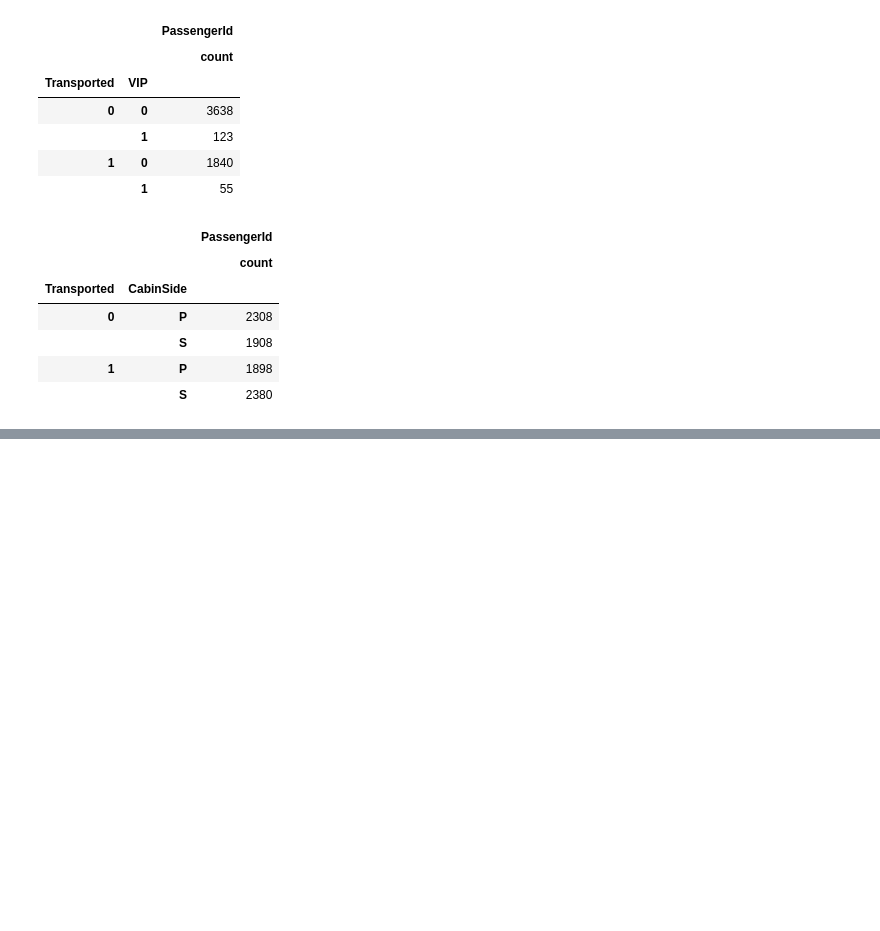
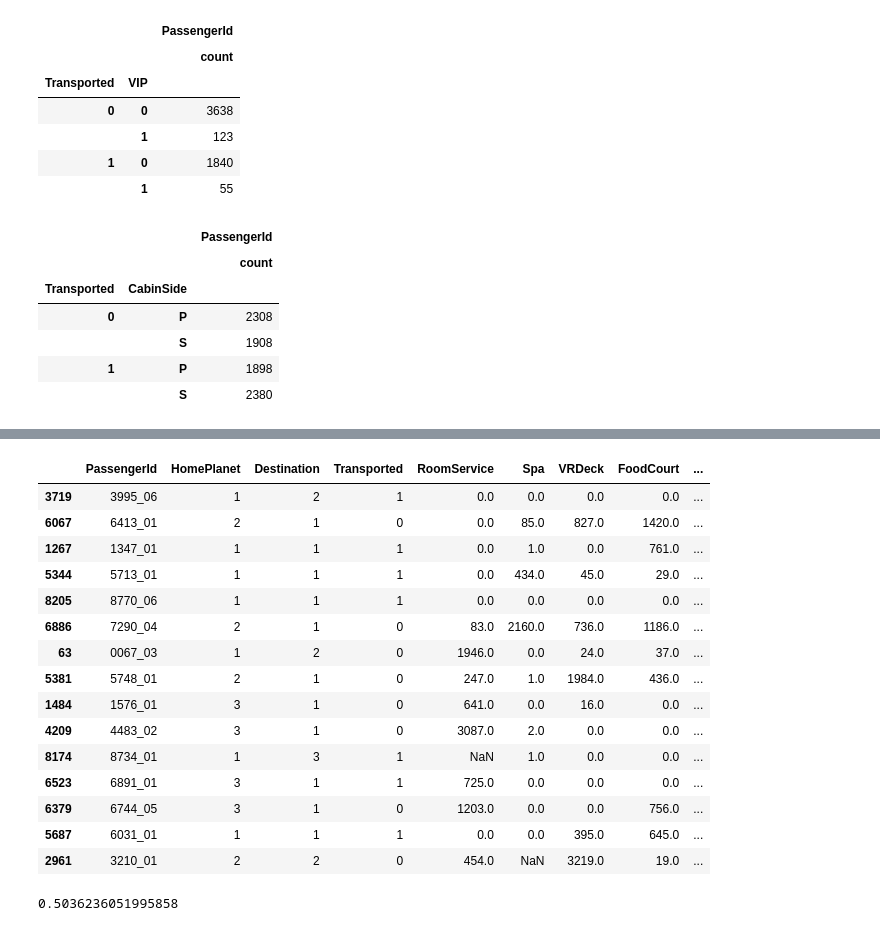
Before and after one commit to ViktoriaTsuba/DS05_tsuba, a Jupyter notebook: specesheep_titanic.ipynb, the cells around one changed output, grey strips where cells are left out. Cells and saved outputs as stored; diff of their text form; code cells hidden in the pictures; blank space fills up the shorter version.

```diff
--- a/specesheep_titanic.ipynb
+++ b/specesheep_titanic.ipynb
@@ -370,0 +772,3 @@ Transported
+# %%
+df_agg_vr0 = df[(df.CryoSleep == 0)][["Transported", "VRBand", "HomePlanet"]].groupby(["VRBand", "HomePlanet"], dropna=False).agg(["count", "sum", "mean"])["Transported"]
+df_agg_vr0
@@ -370,0 +813,3 @@ Transported
+# %%
+df_agg_sm0 = df[(df.CryoSleep == 0)][["Transported", "SMBand", "HomePlanet"]].groupby(["SMBand", "HomePlanet"], dropna=False).agg(["count", "sum", "mean"])["Transported"]
+df_agg_sm0
@@ -370,0 +831,59 @@ Transported
+# %%
+def transopted_calc(row) -> int:
+    result = 0
+    hp, dest, cs, age = 0, 0, 0, 0
+    dest0, fc0, rs0, spa0, vr0, sm0 = 0, 0, 0, 0, 0, 0
+
+    if row.CryoSleep == 1:
+        hp = df_agg_hp["mean"][row.HomePlanet]
+        dest = df_agg_dest["mean"][row.Destination]
+        cs = df_agg_cs["mean"][row.CabinSide]
+        age = df_agg_age["mean"][row.Age_band]
+
+        result = round((hp + dest + cs + age)/4, 4)
+
+        #0.8176
+        res_calc = lambda x : 1 if result >= 0.8176 else 0
+        result = res_calc(result)
+
+    elif row.CryoSleep == 0:
+
+        dest0 = df_agg_dest0["mean"][row.Destination]
+        fc0 = df_agg_fc0["mean"][row.FCBand][row.HomePlanet]
+        rs0 = df_agg_rs0["mean"][row.RSBand][row.HomePlanet]
+        spa0 = df_agg_spa0["mean"][row.SpaBand][row.HomePlanet]
+        vr0 = df_agg_vr0["mean"][row.VRBand][row.HomePlanet]
+        sm0 = df_agg_sm0["mean"][row.SMBand][row.HomePlanet]
+
+        result = round((fc0 + rs0 + spa0 + vr0 + sm0 + dest0)/6, 4)
+
+        #0.335
+        res_calc = lambda x : 1 if result >= 0.335 else 0
+        result = res_calc(result)
+
+    return result
+
+df["Transportded_test"] = df.apply(transopted_calc, axis=1)
+# %%
+df[df.CryoSleep == 0][["PassengerId", "HomePlanet", "Destination", "Transported", "RoomService", "Spa", "VRDeck", "FoodCourt", "ShoppingMall", "Transportded_test"]].sample(15)
+# %% [output]
+|  | PassengerId | HomePlanet | Destination | Transported | RoomService | Spa | VRDeck | FoodCourt | ... |
+| 3719 | 3995_06 | 1 | 2 | 1 | 0.0 | 0.0 | 0.0 | 0.0 | ... |
+| 6067 | 6413_01 | 2 | 1 | 0 | 0.0 | 85.0 | 827.0 | 1420.0 | ... |
+| 1267 | 1347_01 | 1 | 1 | 1 | 0.0 | 1.0 | 0.0 | 761.0 | ... |
+| 5344 | 5713_01 | 1 | 1 | 1 | 0.0 | 434.0 | 45.0 | 29.0 | ... |
+| 8205 | 8770_06 | 1 | 1 | 1 | 0.0 | 0.0 | 0.0 | 0.0 | ... |
+| 6886 | 7290_04 | 2 | 1 | 0 | 83.0 | 2160.0 | 736.0 | 1186.0 | ... |
+| 63 | 0067_03 | 1 | 2 | 0 | 1946.0 | 0.0 | 24.0 | 37.0 | ... |
+| 5381 | 5748_01 | 2 | 1 | 0 | 247.0 | 1.0 | 1984.0 | 436.0 | ... |
+| 1484 | 1576_01 | 3 | 1 | 0 | 641.0 | 0.0 | 16.0 | 0.0 | ... |
+| 4209 | 4483_02 | 3 | 1 | 0 | 3087.0 | 2.0 | 0.0 | 0.0 | ... |
+| 8174 | 8734_01 | 1 | 3 | 1 | NaN | 1.0 | 0.0 | 0.0 | ... |
+| 6523 | 6891_01 | 3 | 1 | 1 | 725.0 | 0.0 | 0.0 | 0.0 | ... |
+| 6379 | 6744_05 | 3 | 1 | 0 | 1203.0 | 0.0 | 0.0 | 756.0 | ... |
+| 5687 | 6031_01 | 1 | 1 | 1 | 0.0 | 0.0 | 395.0 | 645.0 | ... |
+| 2961 | 3210_01 | 2 | 2 | 0 | 454.0 | NaN | 3219.0 | 19.0 | ... |
+# %%
+df["Transported"].sum()/df["Transported"].count()
+# %% [output]
+0.5036236051995858
```
Also changed, not shown: parts of 58 cells of this notebook, 1 other file.
